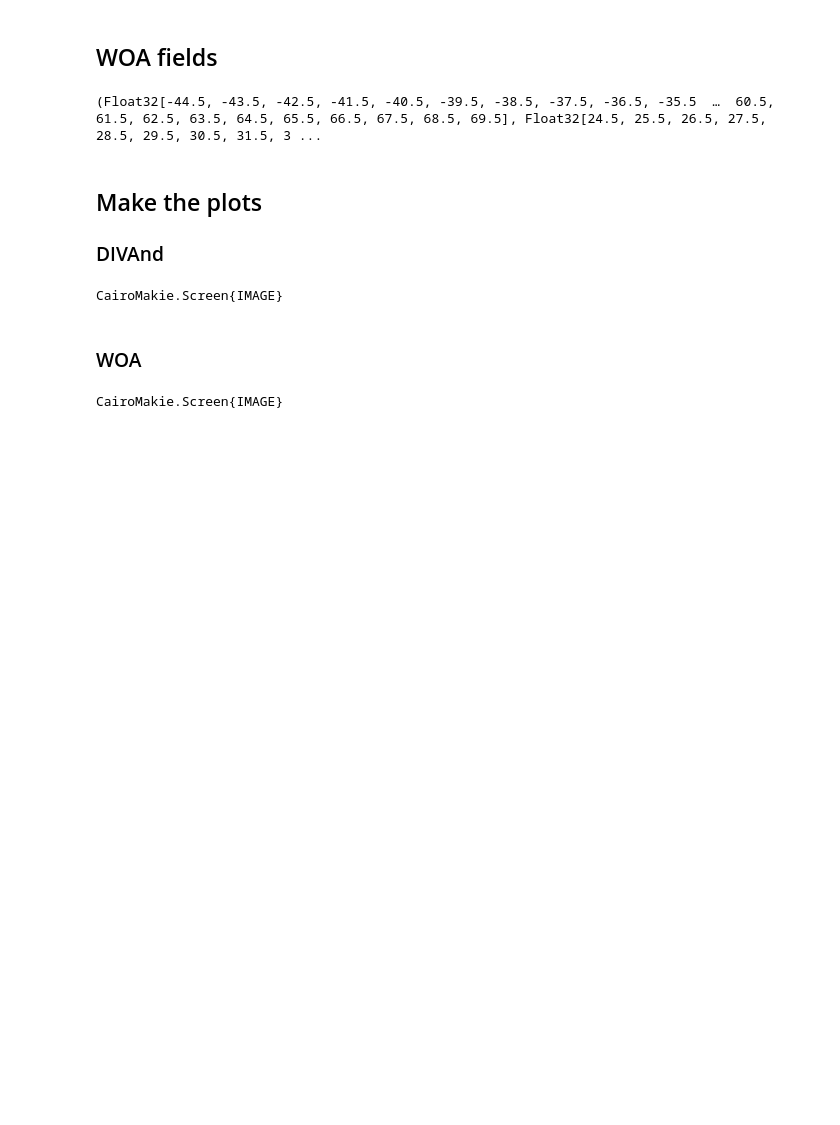
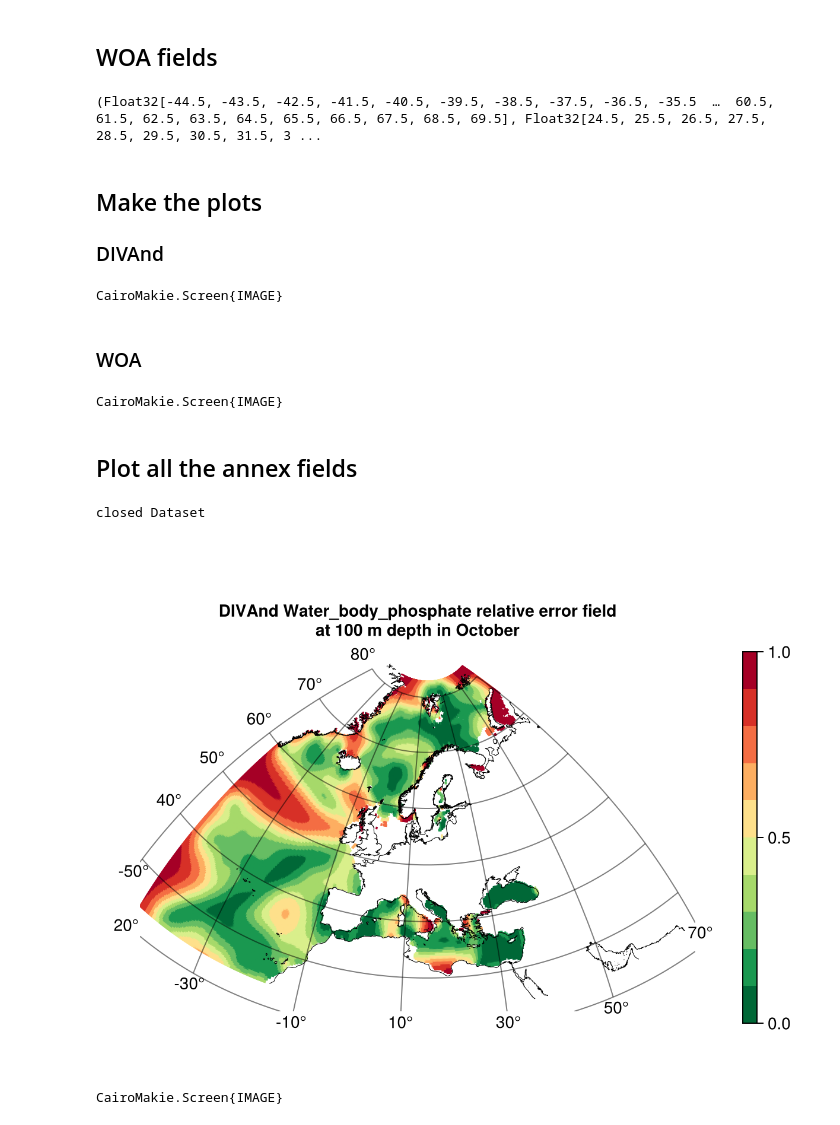
Before and after one commit to gher-uliege/EMODnet-Chemistry-GriddedMaps, a Jupyter notebook: src/plot_results.ipynb, the cells around one changed output. Saved outputs shown, nothing was run; the diff lists cells and outputs as text; code cells hidden in the pictures; blank space fills up the shorter version.

Commit message:
plotting results

```diff
--- a/src/plot_results.ipynb
+++ b/src/plot_results.ipynb
@@ -59,3 +67,74 @@ f2 = plot_field_var(varname, lonwoa, latwoa, fieldwoa, depth2plot, month2plot, "
 save(joinpath(figdir, "$(varname)_depth-$(depth2plot)_month-$(month2plot)_WOA.png"), f2)
 # %% [output]
 CairoMakie.Screen{IMAGE}
+# %% [markdown]
+## Plot all the annex fields
+# %%
+resultfile = "/home/ctroupin/data/EMODnet-Chemistry/Eutrophication2024/Results/Monthly/Water_body_phosphate.nc"
+ds = NCDataset(resultfile, "r")
+# print(ds)
+lon = ds["lon"][:]
+lat = ds["lat"][:]
+depth = ds["depth"][:]
+dates = ds["time"][:]
+
+# Subsetting
+depthindex = findfirst(depth .== depth2plot)
+timeindex = findfirst(Dates.month.(dates) .== month2plot)
+# Read gridded field and error
+field = coalesce.(ds[varname][:, :, depthindex, timeindex], NaN)
+fielderror = coalesce.(ds[varname*"_relerr"][:, :, depthindex, timeindex], NaN)
+fieldL1 = coalesce.(ds[varname*"_L1"][:, :, depthindex, timeindex], NaN)
+fieldL2 = coalesce.(ds[varname*"_L1"][:, :, depthindex, timeindex], NaN)
+fielddeepest = coalesce.(ds[varname*"_deepest"][:, :, timeindex], NaN)
+
+close(ds)
+# %% [output]
+closed Dataset
+# %%
+
+f1, ga1, hm1 = plot_field_var_fast(
+    varname,
+    lon,
+    lat,
+    fielddeepest,
+    depth2plot,
+    month2plot,
+    "DIVAnd",
+    cmap,
+)
+hm1.colorrange = (0.0, 10.0)
+ga1.title = "DIVAnd deepest value of $(varname)\nin $(Dates.monthname(month2plot))\n\n"
+display(f1)
+
+
+f2, ga2, hm2 =
+    plot_field_var_fast(varname, lon, lat, fieldL1, depth2plot, month2plot, "DIVAnd", cmap)
+hm2.colorrange = (0.0, 1)
+ga2.title = "DIVAnd $(varname) field masked using a 30% relative error threshold\nat $(Int64(depth2plot)) m depth in $(Dates.monthname(month2plot))\n\n"
+display(f2)
+
+
+f3, ga3, hm3 =
+    plot_field_var_fast(varname, lon, lat, fieldL2, depth2plot, month2plot, "DIVAnd", cmap)
+hm3.colorrange = (0.0, 1)
+ga3.title = "DIVAnd $(varname) field masked using a 50% relative error threshold\nat $(Int64(depth2plot)) m depth in $(Dates.monthname(month2plot))\n\n"
+display(f3)
+
+f4, ga4, hm4 = plot_field_var(
+    varname,
+    lon,
+    lat,
+    fielderror,
+    depth2plot,
+    month2plot,
+    "DIVAnd",
+    cmaperror,
+)
+hm4.colorrange = (0.0, 1)
+hm4.highclip = nothing
+ga4.title = "DIVAnd $(varname) relative error field\nat $(Int64(depth2plot)) m depth in $(Dates.monthname(month2plot))\n\n"
+display(f4)
+# %% [output]
+[figure, added]
+CairoMakie.Screen{IMAGE}
```
Also changed, not shown: parts of 3 cells of this notebook, 2 other files.
